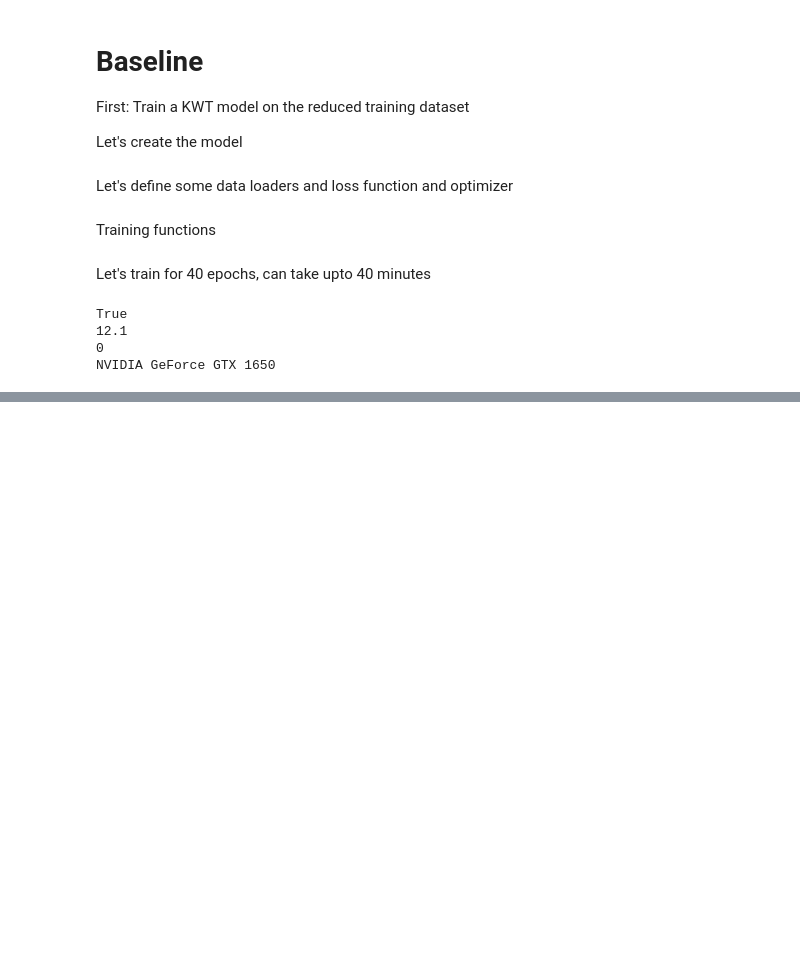
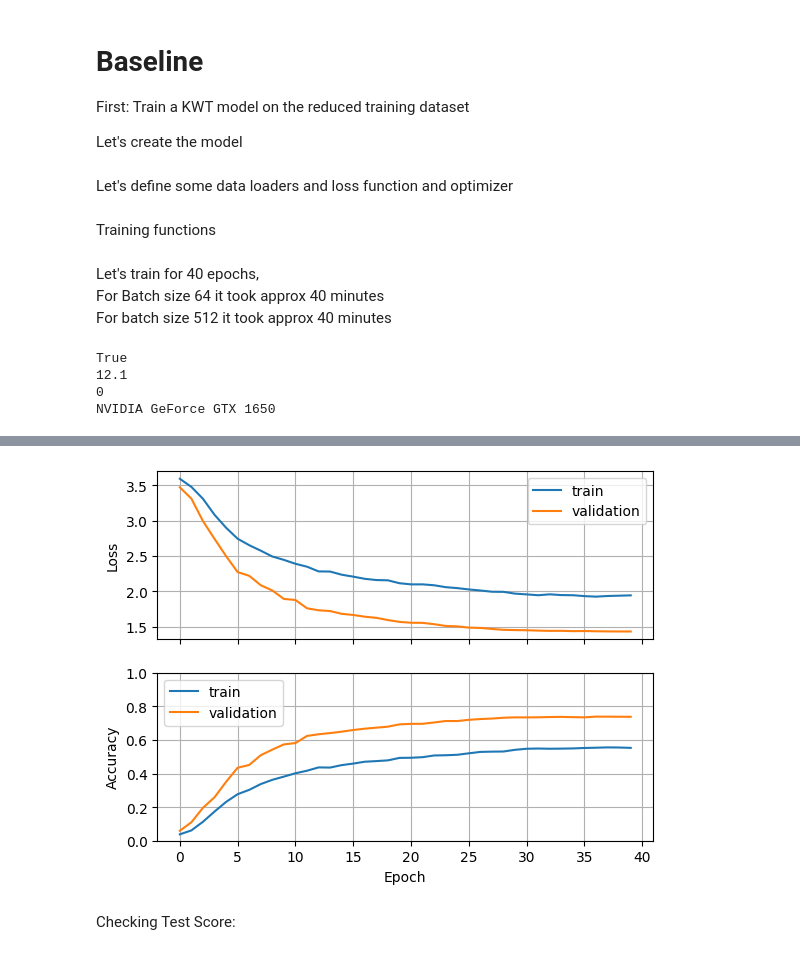
Before and after one commit to sameerhashmi36/Deep_Learning_AAU, a Jupyter notebook: self_supervised_learning/ssl_data2vec_kws.ipynb, the cells around one changed output, grey strips where cells are left out. Saved outputs shown, nothing was run; the diff lists cells and outputs as text; code cells hidden in the pictures; blank space fills up the shorter version.

```diff
--- a/self_supervised_learning/ssl_data2vec_kws.ipynb
+++ b/self_supervised_learning/ssl_data2vec_kws.ipynb
@@ -773,11 +773,11 @@ kwt = KWT(**kwt_hparams)
 # %% [markdown]
 Let's define some data loaders and loss function and optimizer
 # %%
-train_loader = DataLoader(reduced_train_set, shuffle=True, batch_size=64, num_workers=2, pin_memory=True,
+train_loader = DataLoader(reduced_train_set, shuffle=True, batch_size=512, num_workers=2, pin_memory=True,
                           collate_fn=collate_fn)
-validation_loader = DataLoader(validation_set, shuffle=False, batch_size=64, num_workers=2, pin_memory=True,
+validation_loader = DataLoader(validation_set, shuffle=False, batch_size=512, num_workers=2, pin_memory=True,
                          collate_fn=collate_fn)
-test_loader = DataLoader(test_set, shuffle=False, batch_size=64, num_workers=2, pin_memory=True,
+test_loader = DataLoader(test_set, shuffle=False, batch_size=512, num_workers=2, pin_memory=True,
                          collate_fn=collate_fn)
 
 criterion_baseline = nn.CrossEntropyLoss(label_smoothing=0.1)
@@ -820,8 +820,10 @@ def evaluate(net, criterion, dataloader, device):
     accuracy = correct / len(dataloader.dataset)
     avg_loss = running_loss / len(dataloader)
     return accuracy, avg_loss
-# %% [markdown]
-Let's train for 40 epochs, can take upto 40 minutes
+# %% [markdown]
+Let's train for 40 epochs, <br>
+For Batch size 64 it took approx 40 minutes <br>
+For batch size 512 it took approx 40 minutes
 # %%
 import torch
 print(torch.cuda.is_available())
@@ -890,3 +892,8 @@ for epoch in (progress_bar := tqdm(range(epochs), unit="Epoch")):
     validation_accuracy, validation_loss = evaluate(kwt, criterion_baseline, validation_loader, device)
     validation_losses[str(epoch)] = validation_loss
     validation_accuracies[str(epoch)] = validation_accuracy
+# %%
+last_epoch = list(losses.keys())[-1]
+print(f"Last train loss: {losses[last_epoch]:.2f}, Last train accuracy: {accuracies[last_epoch]*100:.2f}%")
+plot_loss_accuracy(losses, accuracies, validation_losses, validation_accuracies, grid=True)
+# %% [output]
@@ -892,0 +901,3 @@ for epoch in (progress_bar := tqdm(range(epochs), unit="Epoch")):
+[figure, added]
+# %% [markdown]
+Checking Test Score:
```
Also changed, not shown: parts of 22 cells of this notebook.
